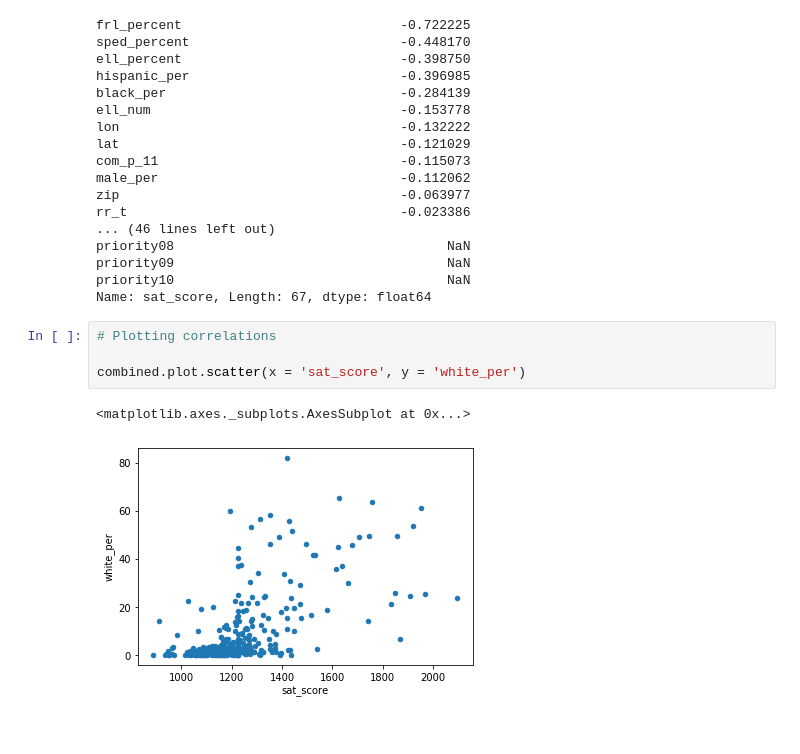
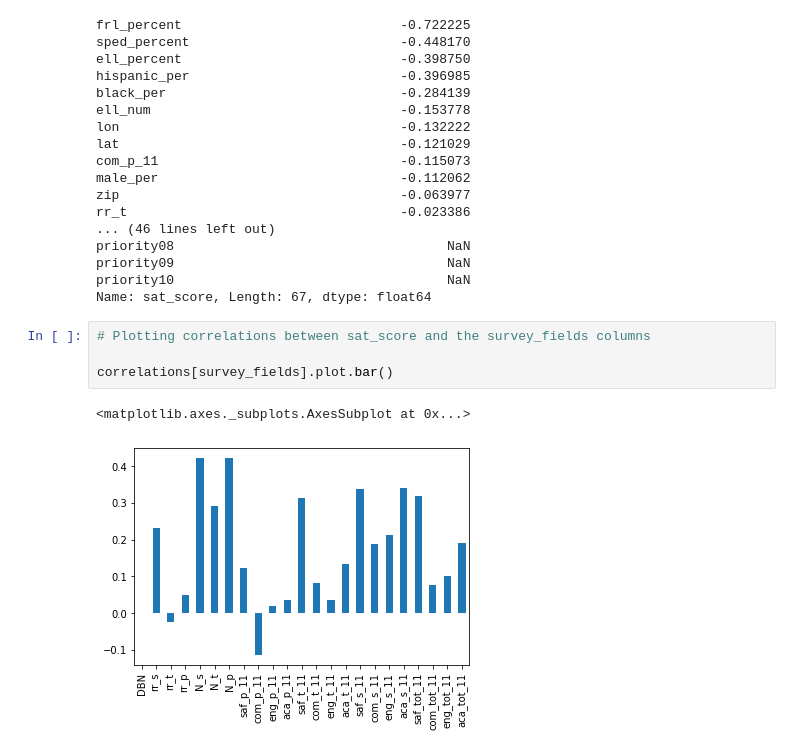
Before and after one commit to OniSlayer/analyzing_sat_scores, a Jupyter notebook: analyzing_sat_scores.ipynb, the cells around one changed output. Saved outputs shown, nothing was run; the diff lists cells and outputs as text.

Commit message:
Inspect correlations between the sat scores and variables of surveys

```diff
--- a/analyzing_sat_scores.ipynb
+++ b/analyzing_sat_scores.ipynb
@@ -180,10 +180,10 @@ priority08                                   NaN
 priority09                                   NaN
 priority10                                   NaN
 Name: sat_score, Length: 67, dtype: float64
-# %%
-# Plotting correlations
-
-combined.plot.scatter(x = 'sat_score', y = 'white_per')
-# %% [output]
-<matplotlib.axes._subplots.AxesSubplot at 0x...>
-[figure, removed]
+# %%
+# Plotting correlations between sat_score and the survey_fields columns
+
+correlations[survey_fields].plot.bar()
+# %% [output]
+<matplotlib.axes._subplots.AxesSubplot at 0x...>
+[figure, added]
```
Also changed, not shown: parts of 2 cells of this notebook, 1 other file.
